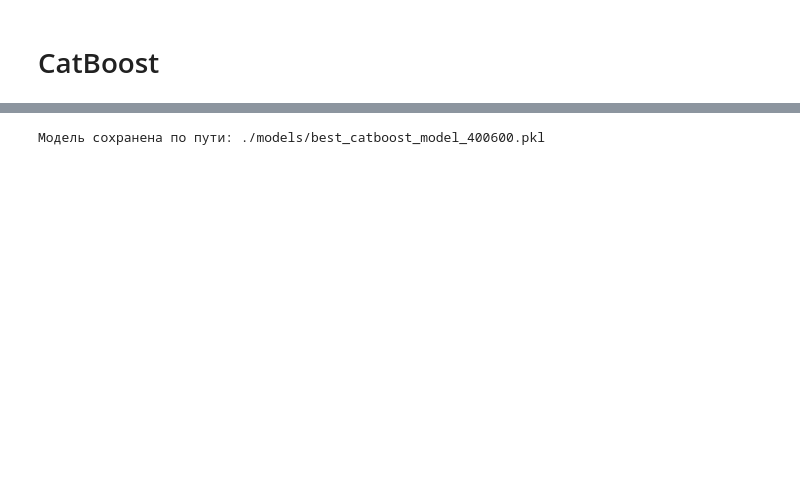
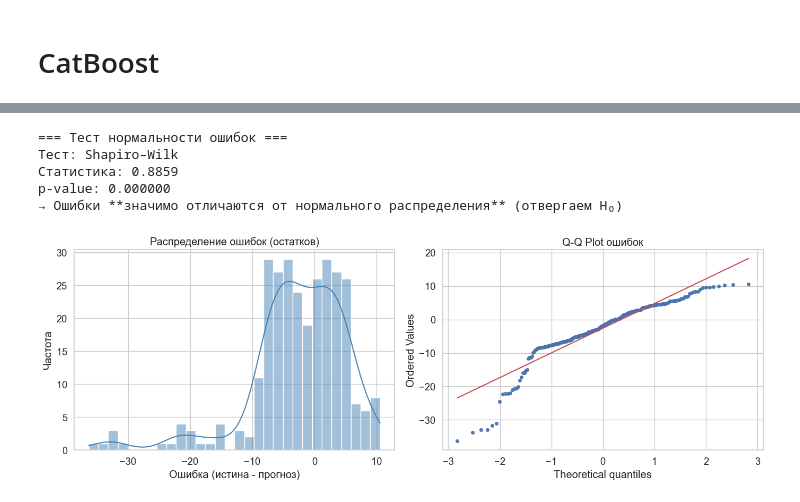
Before and after one commit to SergeyDolin/inclinometer-main, a Jupyter notebook: mainThree.ipynb, the cells around one changed output, grey strips where cells are left out. Cells and saved outputs as stored; diff of their text form; code cells hidden in the pictures; blank space fills up the shorter version.

```diff
--- a/mainThree.ipynb
+++ b/mainThree.ipynb
@@ -443,15 +686,73 @@ plt.show()
+# %%
+import numpy as np
+import pandas as pd
+import matplotlib.pyplot as plt
+import seaborn as sns
+from scipy import stats
+
+
+# 1. Вычисляем ошибки
+errors = y_test.values - y_pred
+
+# 2. Тест Шапиро–Уилка
+# Внимание: тест не рекомендуется для n > 5000 (ограничение реализации)
+n = len(errors)
+alpha = 0.05
+
+if n < 3:
+    print("Слишком мало данных для теста Шапиро–Уилка")
+elif n > 5000:
+    print(f"Внимание: n = {n} > 5000. Тест Шапиро–Уилка может быть ненадёжным.")
+    # Можно использовать альтернативу, например, тест D’Agostino (omnibus)
+    stat, p = stats.normaltest(errors)
+    test_name = "D’Agostino’s K²"
+else:
+    stat, p = stats.shapiro(errors)
+    test_name = "Shapiro–Wilk"
+
+print(f"\n=== Тест нормальности ошибок ===")
+print(f"Тест: {test_name}")
+print(f"Статистика: {stat:.4f}")
+print(f"p-value: {p:.6f}")
+if p > alpha:
+    print("→ Ошибки неотличимы от нормального распределения (не отвергаем H₀)")
+else:
+    print("→ Ошибки значимо отличаются от нормального распределения (отвергаем H₀)")
+
+# 3. Визуализация
+fig, axes = plt.subplots(1, 2, figsize=(14, 5))
+
+# Гистограмма + KDE
+sns.histplot(errors, kde=True, bins=30, color='steelblue', ax=axes[0])
+axes[0].set_title('Распределение ошибок (остатков)')
+axes[0].set_xlabel('Ошибка (истина - прогноз)')
+axes[0].set_ylabel('Частота')
+
+# Q-Q plot
+stats.probplot(errors, dist="norm", plot=axes[1])
+axes[1].set_title('Q-Q Plot ошибок')
+axes[1].get_lines()[0].set_markerfacecolor('steelblue')
+axes[1].get_lines()[0].set_markersize(4)
+
+plt.tight_layout()
+plt.show()
+# %% [output]
+=== Тест нормальности ошибок ===
+Тест: Shapiro–Wilk
+Статистика: 0.8859
+p-value: 0.000000
+→ Ошибки **значимо отличаются от нормального распределения** (отвергаем H₀)
+[figure, added]
 # %%
-# 1. Сохранение лучшей модели
-import joblib
-import os
+# # 1. Сохранение лучшей модели
+# import joblib
+# import os
 
-# Создаем папку для моделей если её нет
-os.makedirs('./models', exist_ok=True)
+# # Создаем папку для моделей если её нет
+# os.makedirs('./models', exist_ok=True)
 
-# Сохраняем лучшую модель
-model_path = './models/best_catboost_model_400600.pkl'
-joblib.dump(final_model, model_path)
-print(f"Модель сохранена по пути: {model_path}")
+# # Сохраняем лучшую модель
+# model_path = './models/best_catboost_model_400600.pkl'
+# joblib.dump(final_model, model_path)
+# print(f"Модель сохранена по пути: {model_path}")
-# %% [output]
-Модель сохранена по пути: ./models/best_catboost_model_400600.pkl
 # %%
```
Also changed, not shown: parts of 17 cells of this notebook.
